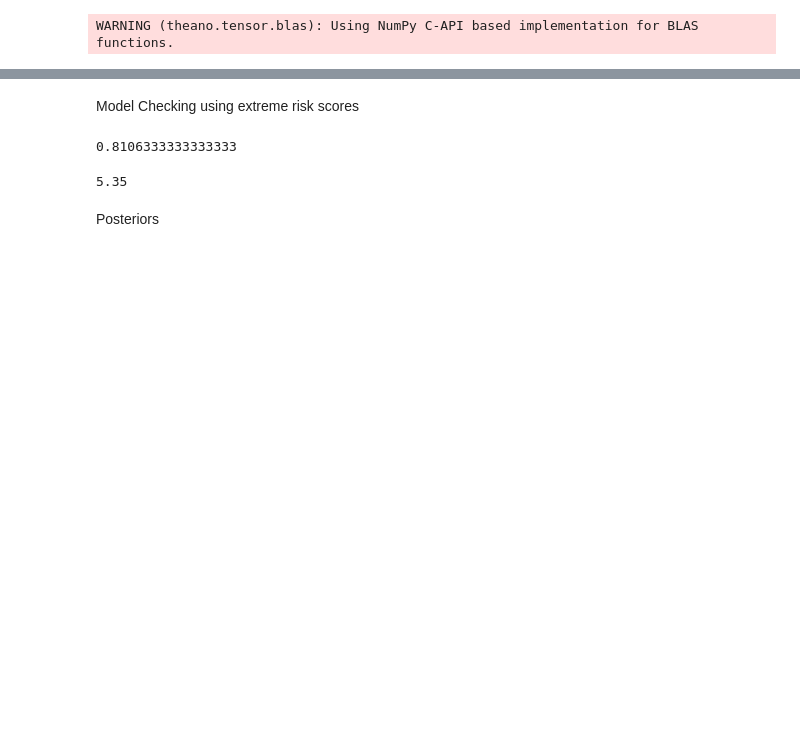
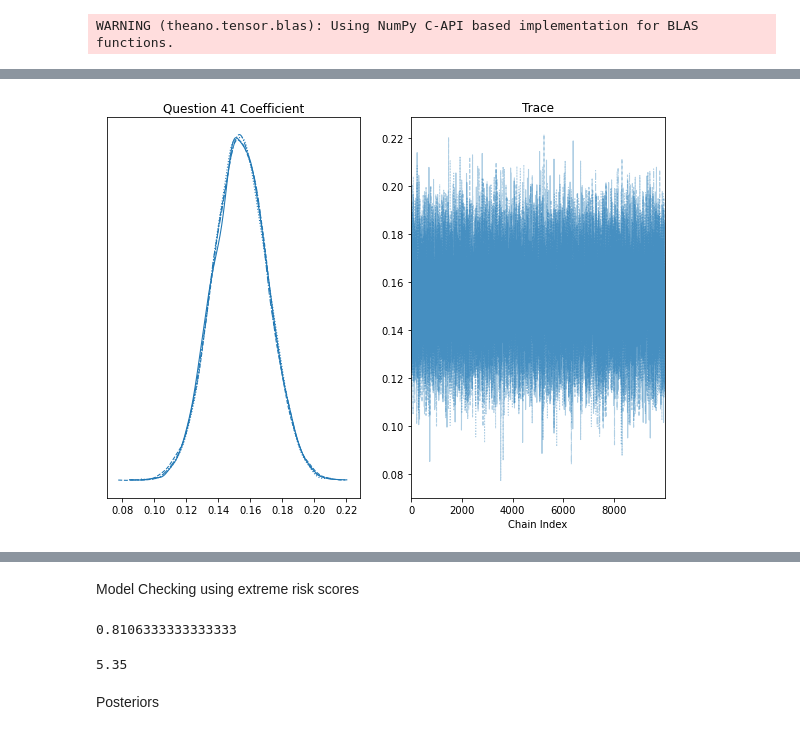
Before and after one commit to brodyee/STATS551_Project, a Jupyter notebook: modeling/andrewsModeling.ipynb, the cells around one changed output, grey strips where cells are left out. Saved outputs shown, nothing was run; the diff lists cells and outputs as text; code cells hidden in the pictures; blank space fills up the shorter version.

```diff
--- a/modeling/andrewsModeling.ipynb
+++ b/modeling/andrewsModeling.ipynb
@@ -12,2 +445,10 @@ WARNING (theano.tensor.blas): Using NumPy C-API based implementation for BLAS fu
+# %%
+axs = az.plot_trace(median_impute_trace["posterior"]["q41"], figsize=(10, 7))
+_ = axs[0][0].set_title("Question 41 Coefficient")
+_ = axs[0][1].set_title("Trace")
+_ = axs[0][1].set_xlabel("Chain Index")
+plt.savefig("./q41_trace.png")
+# %% [output]
+[figure, added]
 # %%
 root = "../data/"
```
Also changed, not shown: parts of 49 cells of this notebook, 1 other file.
